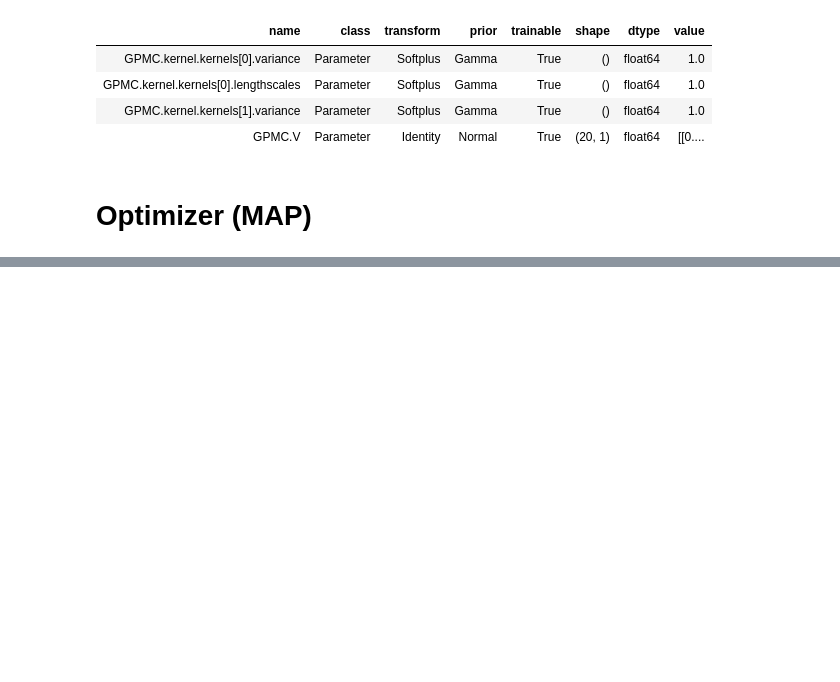
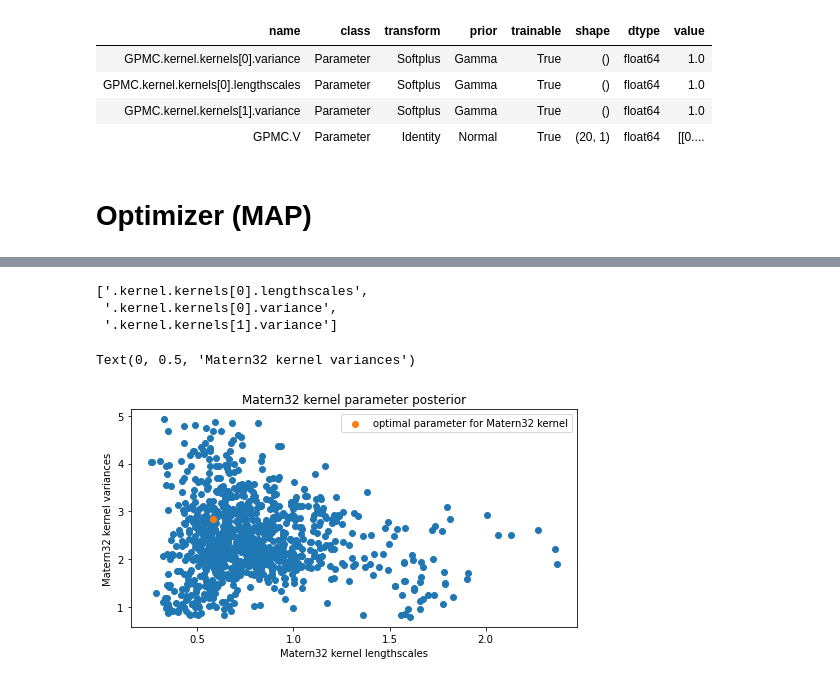
Before and after one commit to talayeha/gaussian-process, a Jupyter notebook: lab5/lab5.ipynb, the cells around one changed output, grey strips where cells are left out. Cells and saved outputs as stored; diff of their text form; code cells hidden in the pictures; blank space fills up the shorter version.

```diff
--- a/lab5/lab5.ipynb
+++ b/lab5/lab5.ipynb
@@ -558,0 +527,19 @@ _ = plt.ylabel("hyperparameter value")
+# %%
+hyperparameters
+# %% [output]
+['.kernel.kernels[0].lengthscales',
+ '.kernel.kernels[0].variance',
+ '.kernel.kernels[1].variance']
+# %%
+k0m = parameter_samples[name_to_index['.kernel.kernels[0].lengthscales']]
+k0v = parameter_samples[name_to_index['.kernel.kernels[0].variance']]
+plt.figure(figsize=(8, 4))
+plt.title('Matern32 kernel parameter posterior')
+plt.scatter(k0m, k0v)
+plt.scatter(k0m[-1],k0v[-1], label='optimal parameter for Matern32 kernel')
+plt.legend(bbox_to_anchor=(1.0, 1.0))
+plt.xlabel("Matern32 kernel lengthscales")
+plt.ylabel("Matern32 kernel variances")
+# %% [output]
+Text(0, 0.5, 'Matern32 kernel variances')
+[figure, added]
```
Also changed, not shown: parts of 11 cells of this notebook, 1 other file.
